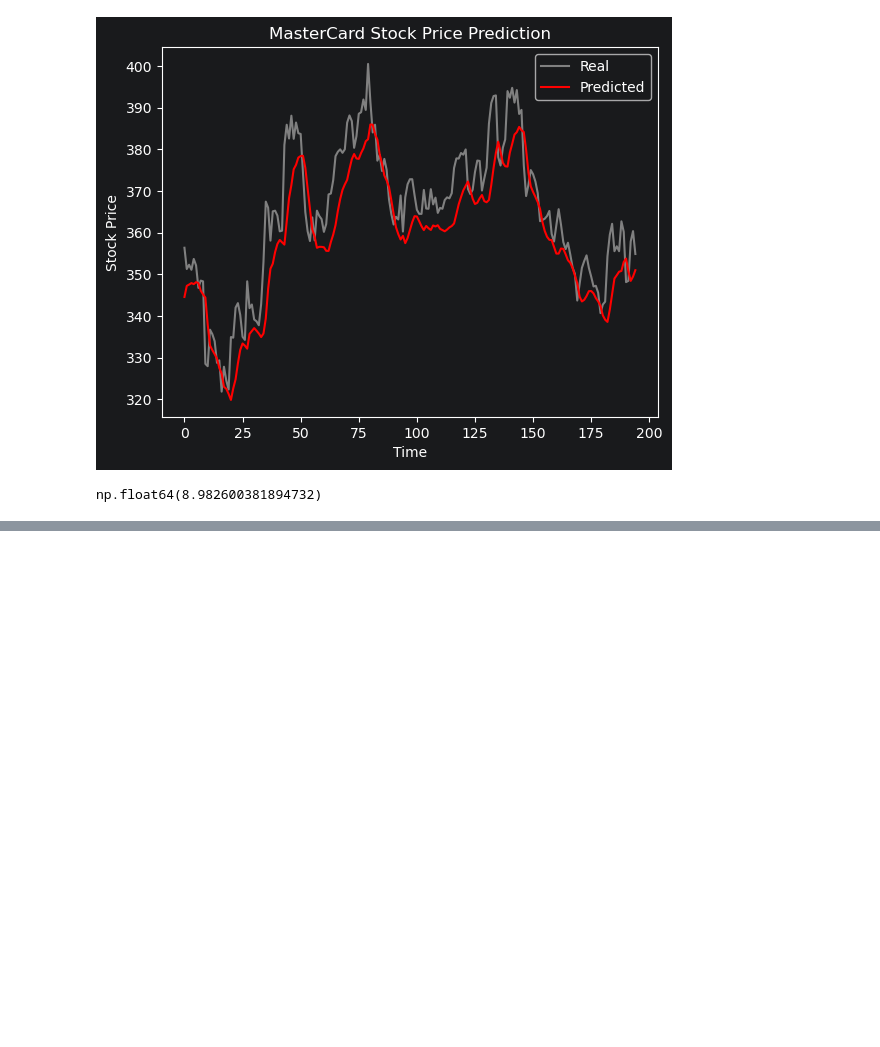
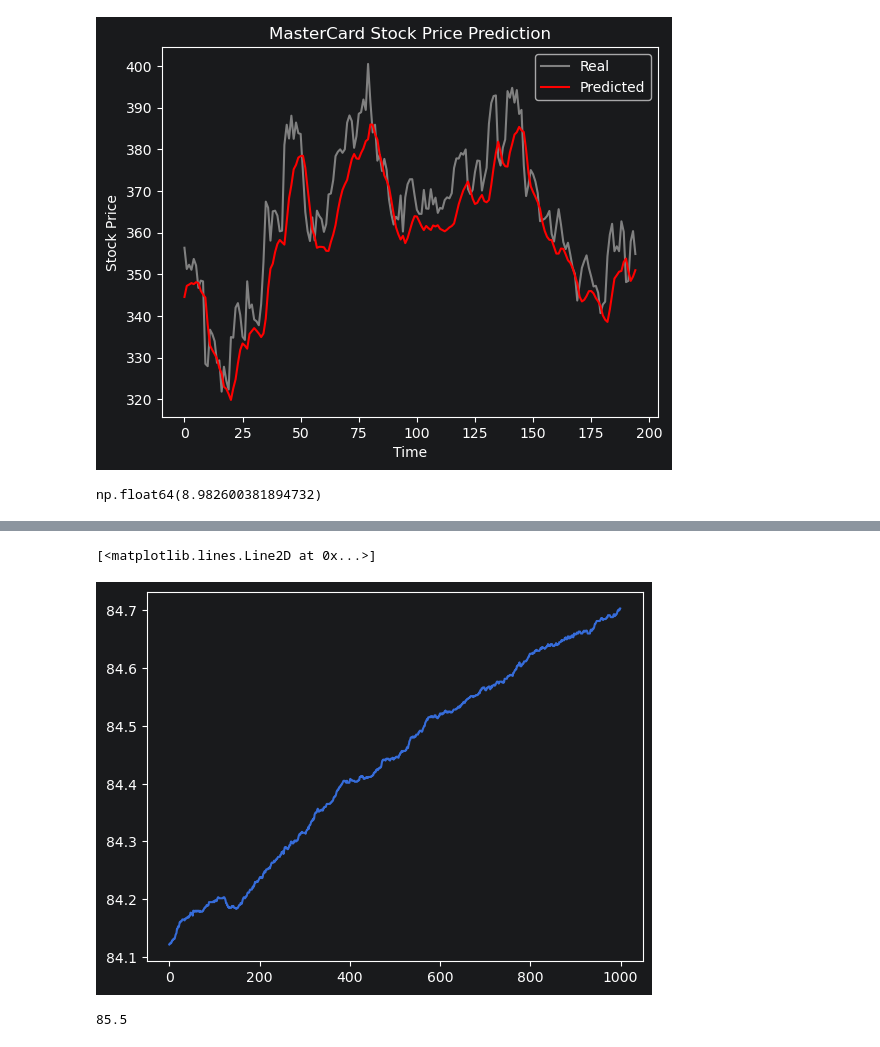
Before and after one commit to namal1230/DeepLearning-and-NeuralNetwork, a Jupyter notebook: DeepLearning-and-NeuralNetwork.ipynb, the cells around one changed output, grey strips where cells are left out. Saved outputs shown, nothing was run; the diff lists cells and outputs as text; code cells hidden in the pictures; blank space fills up the shorter version.

```diff
--- a/DeepLearning-and-NeuralNetwork.ipynb
+++ b/DeepLearning-and-NeuralNetwork.ipynb
@@ -467,0 +557,13 @@ np.float64(8.982600381894732)
+# %%
+plt.plot(epochs_list,accuracy_list,label="Accuracy")
+# %% [output]
+[<matplotlib.lines.Line2D at 0x...>]
+[figure, added]
+# %%
+y_pred=np.dot(x_test_flatten,w)+b
+pred_labels = np.argmax(y_pred, axis=1)
+actual_labels = np.argmax(y_test_categorical, axis=1)
+accuracy=np.mean(pred_labels == actual_labels) * 100
+print(accuracy)
+# %% [output]
+85.5
```
Also changed, not shown: parts of 20 cells of this notebook.
